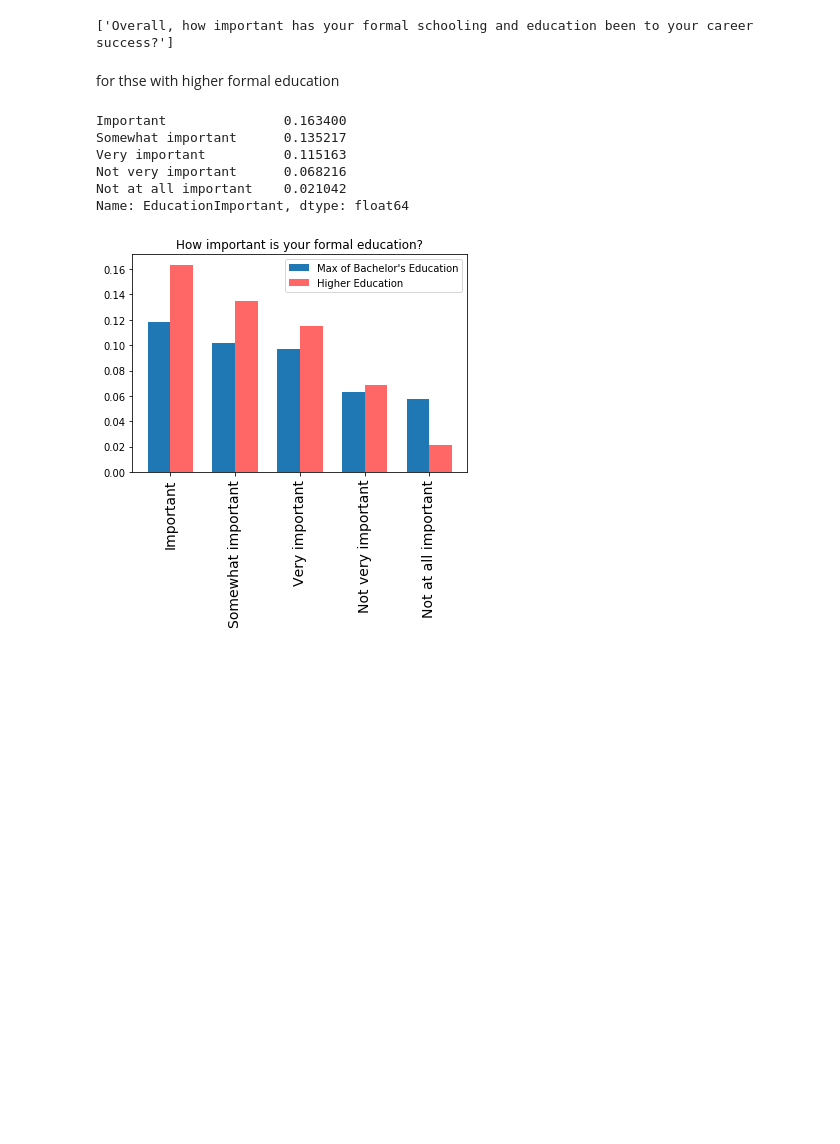
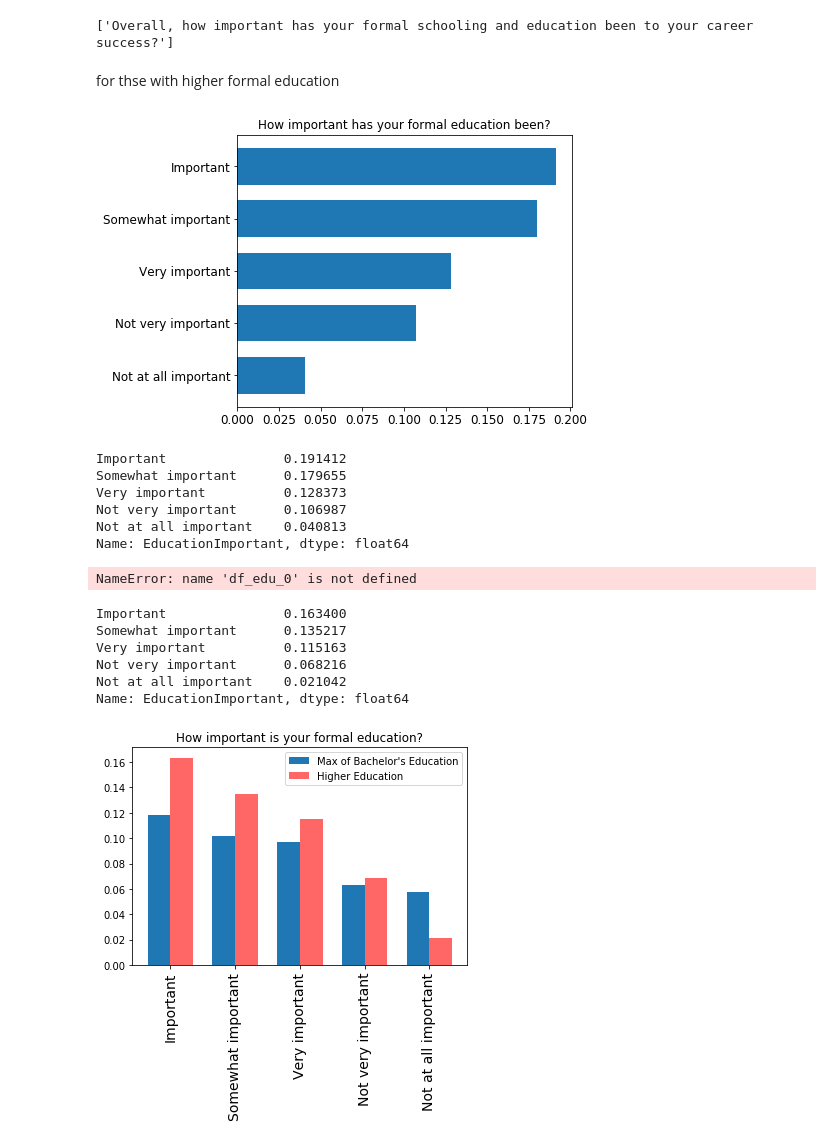
Before and after one commit to Marvykalu/DataScience_Projects, a Jupyter notebook: stackoverflow_developer_survey_2017/Exploratory_Data_Analysis_File.ipynb, the cells around one changed output. Saved outputs shown, nothing was run; the diff lists cells and outputs as text; code cells hidden in the pictures; blank space fills up the shorter version.

```diff
--- a/stackoverflow_developer_survey_2017/Exploratory_Data_Analysis_File.ipynb
+++ b/stackoverflow_developer_survey_2017/Exploratory_Data_Analysis_File.ipynb
@@ -68,6 +73,10 @@ def print_question(col):
     """ A function to print the question corresponding to a given column in schema dataframe
     """
     return list(df_schema[df_schema.Column == col]['Question'])
+# %%
+def df_filter(df, col, val):
+    new_df = df[df[col] == val ]
+    return new_df
 # %%
 def value_count_plot(df, col, title, plot=True):
     """
@@ -110,7 +119,7 @@ Name: Professional, dtype: float64
 # %% [markdown]
 About 70% of respondents are professional developers. Now because our interest is to get answers from people in software developing world, will narrow our dataset to these category.
 # %%
-df_prof_dev = df[df['Professional'] =='Professional developer']
+df_prof_dev = df_filter(df, 'Professional','Professional developer')
 #test
 df_prof_dev['Professional'].value_counts()
 # %% [output]
@@ -366,10 +375,27 @@ print_question('EducationImportant')
 ['Overall, how important has your formal schooling and education been to your career success?']
 # %% [markdown]
 for thse with higher formal education
+# %%
+df_edu = df_filter(df_prof_dev, 'MajorUndergrad', 'Computer science or software engineering')
+
+plot_edu = value_count_plot(df_edu, 'EducationImportant', "How important has your formal education been?")
+# %% [output]
+[figure, added]
+# %%
+plot_edu
+# %% [output]
+Important               0.191412
+Somewhat important      0.179655
+Very important          0.128373
+Not very important      0.106987
+Not at all important    0.040813
+Name: EducationImportant, dtype: float64
 # %%
 plot_edu1 = value_count_plot(df_edu_1, 'EducationImportant', "Proportion of Education Importance count", plot=False)
 # %%
 plot_edu0 = value_count_plot(df_edu_0, 'EducationImportant', "Proportion of Education Important count",plot=False)
+# %% [output]
+NameError: name 'df_edu_0' is not defined
 # %%
 plot_edu1
 # %% [output]
```
Also changed, not shown: parts of 38 cells of this notebook.
